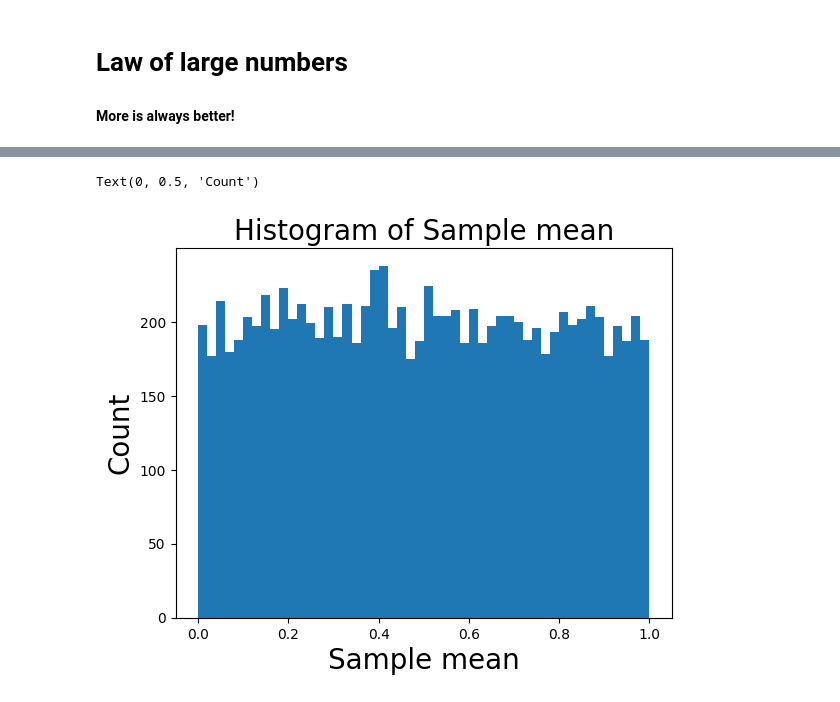
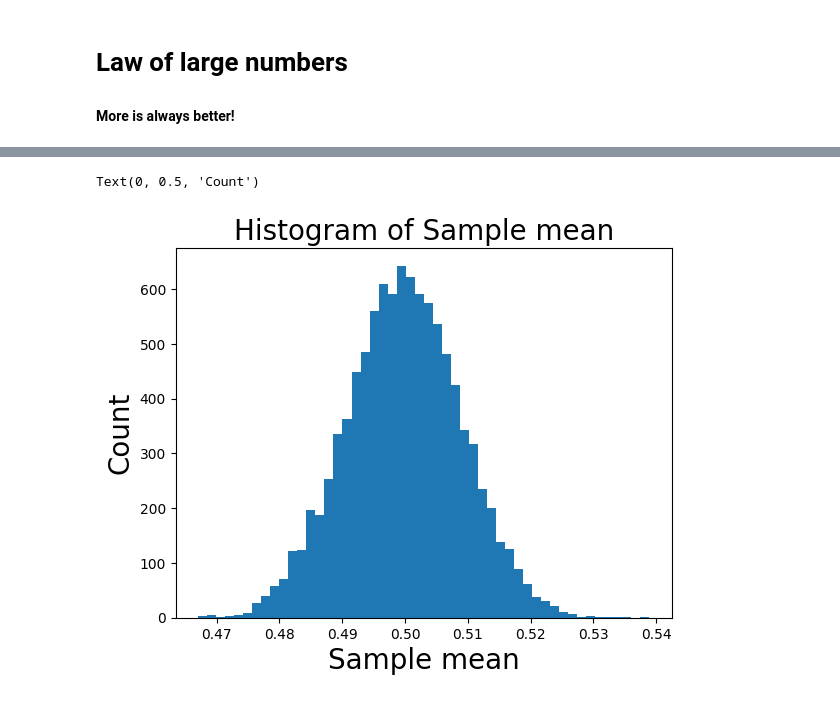
Before and after one commit to noctildon/noctildon.github.io, a Jupyter notebook: programming/DS_ambassador/codes/desc_stats.ipynb, the cells around one changed output, grey strips where cells are left out. Drawn from its saved outputs; the diff is of its cells as text; code cells hidden in the pictures.

```diff
--- a/programming/DS_ambassador/codes/desc_stats.ipynb
+++ b/programming/DS_ambassador/codes/desc_stats.ipynb
@@ -249,23 +255,24 @@ population mean: 7
 # %%
 # set a large number
-population_size = 1000000
-population = np.rand(1000000)
+import numpy as np
+population_size = 1000000 # 1 million points
+population = np.random.rand(1000000)
 
 
 number_of_samples = 10000
-sample_means = np.rand(number_of_samples)
-sample_size = 1 # the size "n" in the figure above, play around this number
+sample_means = np.random.rand(number_of_samples)
+sample_size = 1000 # the size "n" in the figure above, play around this number
 
-c = np.rand(number_of_samples)
+c = np.random.rand(number_of_samples)
 for i in range(0, number_of_samples):
-    c = np.randint(1, population_size, sample_size)
+    c = np.random.randint(1, population_size, sample_size)
     sample_means[i] = population[c].mean()
 
 
 plt.hist(sample_means, bins=50)
 plt.title('Histogram of Sample mean', fontsize=20)
 plt.xlabel('Sample mean', fontsize=20)
 plt.ylabel('Count', fontsize=20)
 # %% [output]
 Text(0, 0.5, 'Count')
-[figure, old version]
+[figure, new version]
```
Also changed, not shown: parts of 6 cells of this notebook, 1 other file.
